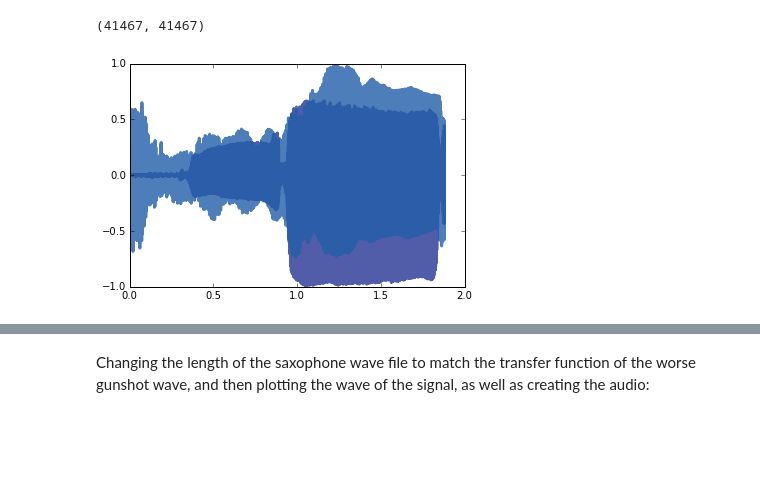
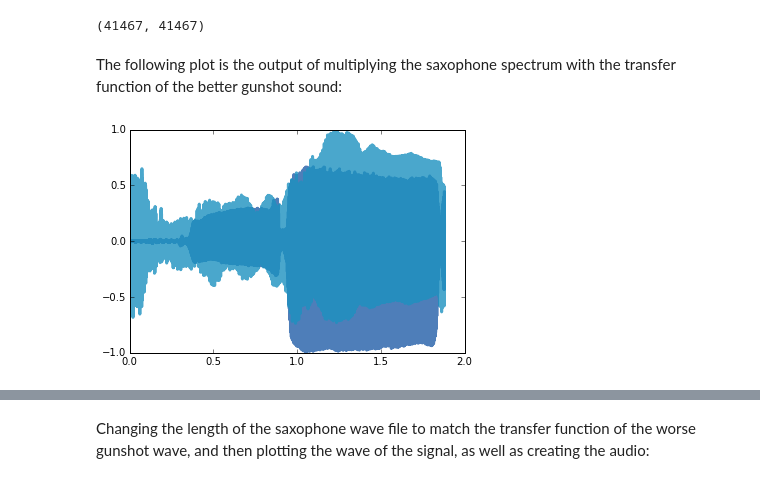
Before and after one commit to yunhsincynthiachen/ThinkDSP, a Jupyter notebook: code/ps05.ipynb, the cells around one changed output, grey strips where cells are left out. Cells and saved outputs as stored; diff of their text form; code cells hidden in the pictures; blank space fills up the shorter version.

```diff
--- a/code/ps05.ipynb
+++ b/code/ps05.ipynb
@@ -317,12 +317,14 @@ len(spectrum.hs), len(transfer.hs)
 # %% [output]
 (41467, 41467)
+# %% [markdown]
+The following plot is the output of multiplying the saxophone spectrum with the transfer function of the better gunshot sound:
 # %%
-output = (spectrum * transfer).make_wave()
+output = (spectrum * transfer_better).make_wave()
 output.normalize()
 saxophone.plot()
 output.plot()
 # %% [output]
-[figure, old version]
+[figure, new version]
 # %%
 output.make_audio()
 # %% [output]
```
Also changed, not shown: parts of 2 cells of this notebook.
